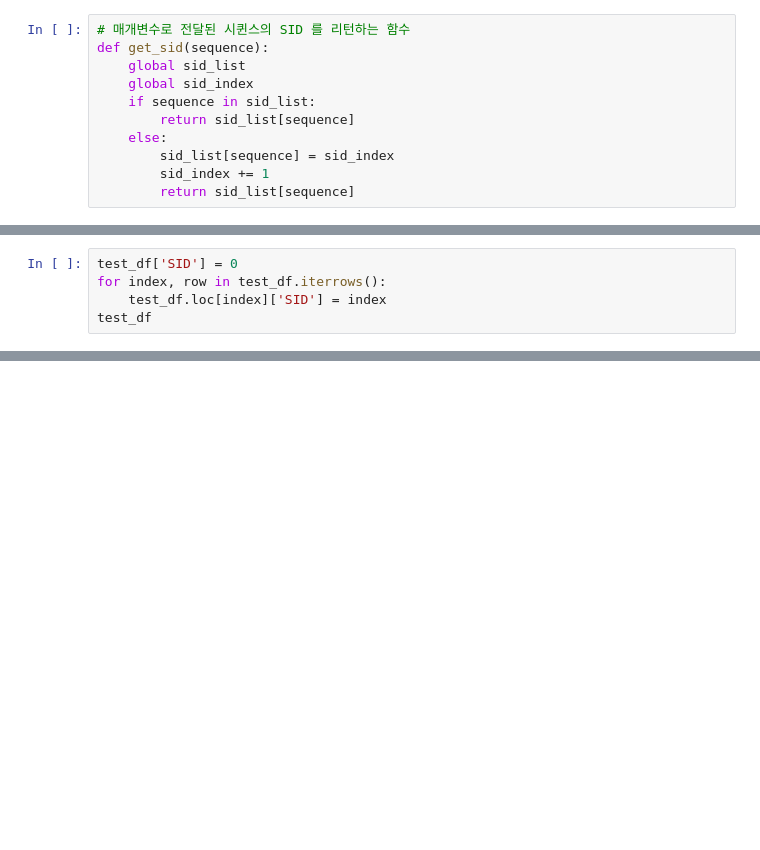
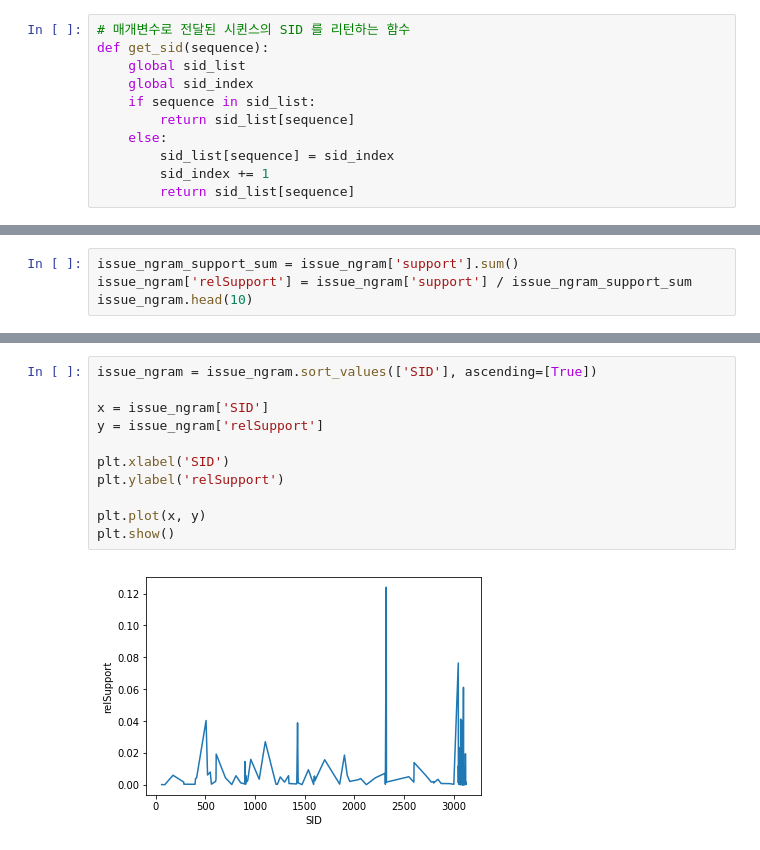
Before and after one commit to OrangeNebula/momsitter-notebook, a Jupyter notebook: 03-momsitter-sequence-rel-support-comparision.ipynb, the cells around one changed output, grey strips where cells are left out. Drawn from its saved outputs; the diff is of its cells as text; blank space fills up the shorter version.

```diff
--- a/03-momsitter-sequence-rel-support-comparision.ipynb
+++ b/03-momsitter-sequence-rel-support-comparision.ipynb
@@ -186,5 +188,0 @@ test_df = pd.DataFrame(test_df)
-# %%
-test_df['SID'] = 0
-for index, row in test_df.iterrows():
-    test_df.loc[index]['SID'] = index
-test_df
@@ -269,0 +213,4 @@ issue_ngram
+# %%
+issue_ngram_support_sum = issue_ngram['support'].sum()
+issue_ngram['relSupport'] = issue_ngram['support'] / issue_ngram_support_sum
+issue_ngram.head(10)
@@ -269,0 +229,13 @@ issue_ngram
+# %%
+issue_ngram = issue_ngram.sort_values(['SID'], ascending=[True])
+
+x = issue_ngram['SID']
+y = issue_ngram['relSupport']
+
+plt.xlabel('SID')
+plt.ylabel('relSupport')
+
+plt.plot(x, y)
+plt.show()
+# %% [output]
+[figure, added]
```
Also changed, not shown: parts of 18 cells of this notebook.
